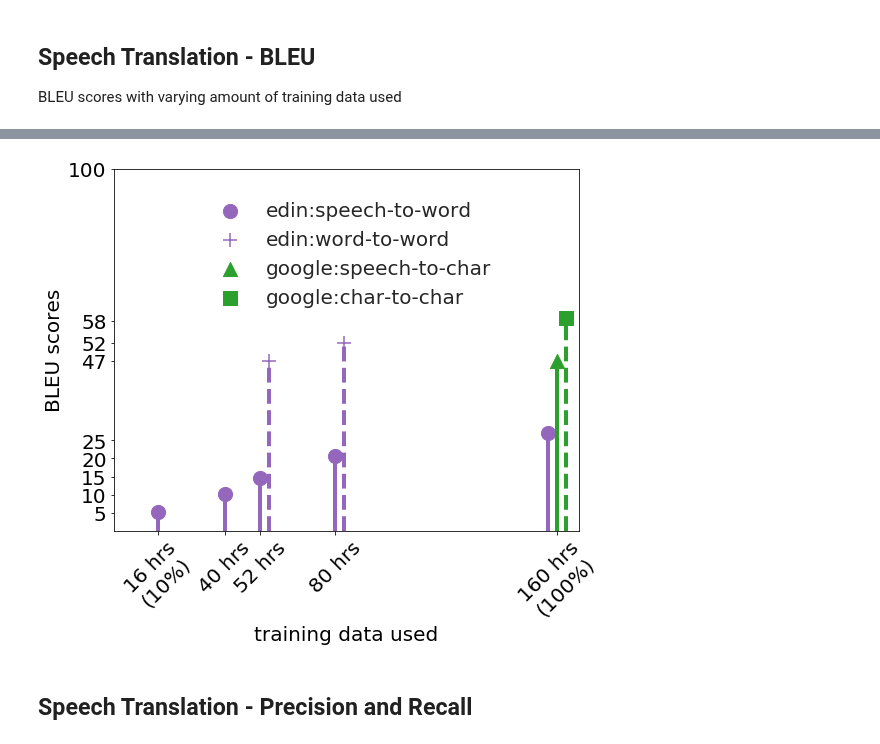
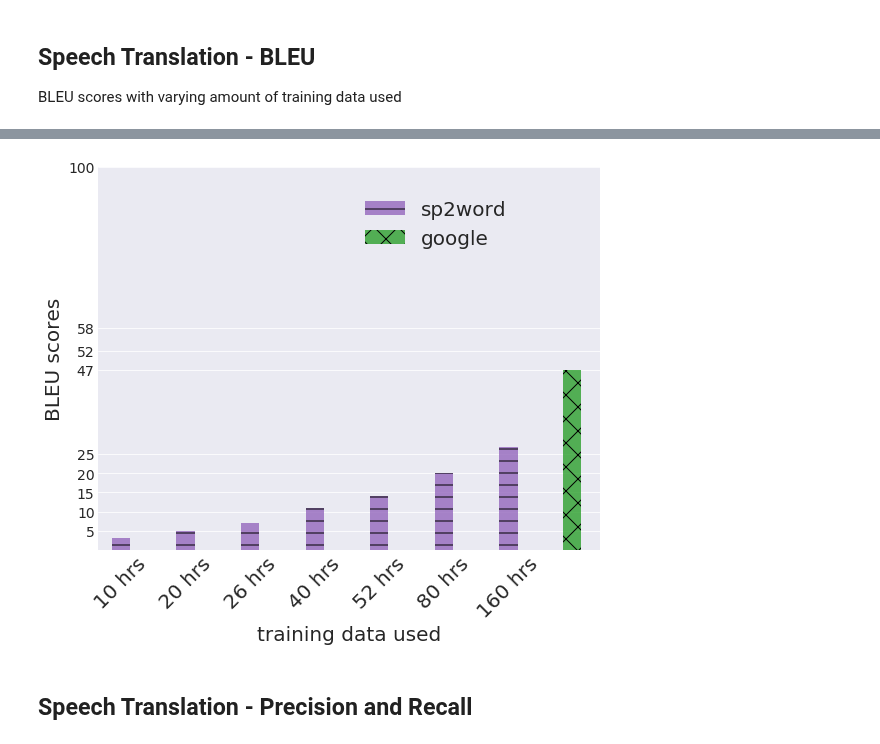
Before and after one commit to 0xSameer/speech2text, a Jupyter notebook: results.ipynb, the cells around one changed output, grey strips where cells are left out. Saved outputs shown, nothing was run; the diff lists cells and outputs as text; code cells hidden in the pictures.

```diff
--- a/results.ipynb
+++ b/results.ipynb
@@ -39,0 +37,8 @@ x_scale = np.array([10, 25, 33, 50, 100])
+# %%
+x_labels = ['10 hrs\n', '20 hrs', '25 hrs', '40 hrs', '52 hrs', '80 hrs', '160 hrs\n(100%)']
+x_scale = np.array([6.25, 12.5, 16.7, 25, 33, 50, 100])
+
+bar_y = np.array([3, 5, 7, 11, 14, 20, 27])
+bar_y_small = np.array([5, 10, 15, 20, 22, 26, 33])
+# bar_y = np.array([3, 5, 7, 11, 14, 20, 27])
+bar_x = np.linspace(5,90,7)
@@ -41,70 +80,73 @@ x_scale = np.array([10, 25, 33, 50, 100])
 fig, ax = plt.subplots(figsize=(8,7),nrows=1, ncols=1, sharey=True)
 sns.set_style("darkgrid")
 
-bar_y = np.array([5.26, 10.22, 14.5, 20.82, 27])
-bar_x = np.array([10, 25, 33, 50, 98])
+# word2word_x = [35, 52]
+# word2word_y = [47, 52]
 
-word2word_x = [35, 52]
-word2word_y = [47, 52]
+# google_char2char_x = [102]
+# google_char2char_y = [58.7]
 
-google_char2char_x = [102]
-google_char2char_y = [58.7]
-
-# x_labels = ["{0:d} hrs\n({1:d}%)".format(int(160 * (i/100)), i) for i in x_scale]
-# x_labels = ["{0:d} hrs".format(int(160 * (i/100))) for i in x_scale]
+# x_labels = ["{0:d} hrs\n({1:d}%)".format(int(160 * (i/100)), int(i)) for i in x_scale]
+x_labels = ["{0:d} hrs".format(int(160 * (i/100))) for i in x_scale]
 
 bar_colors = [tableau20[0]]*6
 
-ax.scatter(x=bar_x, y=bar_y, s=200, marker='o' , label="edin:speech-to-word", c=tableau20[8])
+# ax.scatter(x=bar_x, y=bar_y, s=200, marker='o' , label="edin:speech-to-word", c=tableau20[8])
+
+# ax.bar(bar_x, bar_y, label="sp2word", color=tableau20[8], hatch="-", width=4, alpha=.8)
+ax.bar(bar_x, bar_y, label="sp2word", color=tableau20[8], hatch="-", width=4, alpha=.8)
 
 # word-to-word level
-ax.scatter(x=word2word_x, y=word2word_y, s=200, marker='+' , label="edin:word-to-word", c=tableau20[8])
+# ax.scatter(x=word2word_x, y=word2word_y, s=200, marker='+' , label="edin:word-to-word", c=tableau20[8])
 
 # google
-ax.scatter(x=[100], y=[47], s=200, marker='^' , label="google:speech-to-char", c=tableau20[4])
-ax.scatter(x=google_char2char_x, y=google_char2char_y, s=200, marker='s' , label="google:char-to-char", c=tableau20[4])
+# ax.scatter(x=[100], y=[47], s=200, marker='^' , label="google:speech-to-char", c=tableau20[4])
+# ax.scatter(x=google_char2char_x, y=google_char2char_y, s=200, marker='s' , label="google:char-to-char", c=tableau20[4])
+ax.bar([104], [47], label="google", color=tableau20[4], hatch='x', width=4, alpha=.8)
 
 # -------------------------------------------------------------
 # # old code
 # ax = sns.regplot(x=bar_x, y=bar_y, ax=ax,
 #                  scatter_kws={"alpha":1.0, 's':200},
 #                  line_kws={"linestyle":"--"},
 #                  color=tableau20[8], fit_reg=False,
 #                 label="our models")
 # -------------------------------------------------------------
 
-markerline, stemlines, baseline = ax.stem(bar_x, bar_y, linefmt='-', markerfmt=' ', basefmt=' ')
-plt.setp(stemlines, 'color', tableau20[8], 'linewidth', 4)
+# markerline, stemlines, baseline = ax.stem(bar_x, bar_y, linefmt='-', markerfmt=' ', basefmt=' ')
+# plt.setp(stemlines, 'color', tableau20[8], 'linewidth', 4)
 
-markerline, stemlines, baseline = ax.stem(word2word_x, word2word_y, linefmt='--', markerfmt=' ', basefmt=' ')
-plt.setp(stemlines, 'color', tableau20[8], 'linewidth', 4)
+# markerline, stemlines, baseline = ax.stem(word2word_x, word2word_y, linefmt='--', markerfmt=' ', basefmt=' ')
+# plt.setp(stemlines, 'color', tableau20[8], 'linewidth', 4)
 
-markerline, stemlines, baseline = ax.stem([100], [47], linefmt='-', markerfmt=' ', basefmt=' ')
-plt.setp(stemlines, 'color', tableau20[4], 'linewidth', 4)
+# markerline, stemlines, baseline = ax.stem([100], [47], linefmt='-', markerfmt=' ', basefmt=' ')
+# plt.setp(stemlines, 'color', tableau20[4], 'linewidth', 4)
 
-markerline, stemlines, baseline = ax.stem(google_char2char_x, google_char2char_y, linefmt='--', markerfmt=' ', basefmt=' ')
-plt.setp(stemlines, 'color', tableau20[4], 'linewidth', 4)
+# markerline, stemlines, baseline = ax.stem(google_char2char_x, google_char2char_y, linefmt='--', markerfmt=' ', basefmt=' ')
+# plt.setp(stemlines, 'color', tableau20[4], 'linewidth', 4)
 
 
-plt.xticks(x_scale, x_labels, rotation=45, fontsize=16)
+plt.xticks(bar_x, x_labels, rotation=45, fontsize=16)
 plt.yticks(list(range(5,30,5))+[47, 52, 58, 100], rotation=0, fontsize=20)
 ax.set_xlabel('training data used', size=20)
 ax.set_ylabel('BLEU scores', size=20)
-for i in ax.get_xticklabels()+ax.get_yticklabels():
+for i in ax.get_xticklabels():
     i.set_fontsize(20)
+for i in ax.get_yticklabels():
+    i.set_fontsize(14)
 
 plt.legend(bbox_to_anchor=(.85, 0.96), framealpha=0, fontsize=20, ncol=1)
 plt.ylim(0,100)
-plt.xlim(0,105)
+plt.xlim(0,110)
 ax.xaxis.grid(False)
 
 # sns.despine(left=True, bottom=True)
 
 fig.tight_layout()
 
 fig.savefig(fname="bleu_scores.pdf", dpi=300)
 # %% [output]
-[figure, old version]
+[figure, new version]
 # %% [markdown]
 ## Speech Translation - Precision and Recall
 # %%
```
Also changed, not shown: parts of 2 cells of this notebook, 1 other file.
